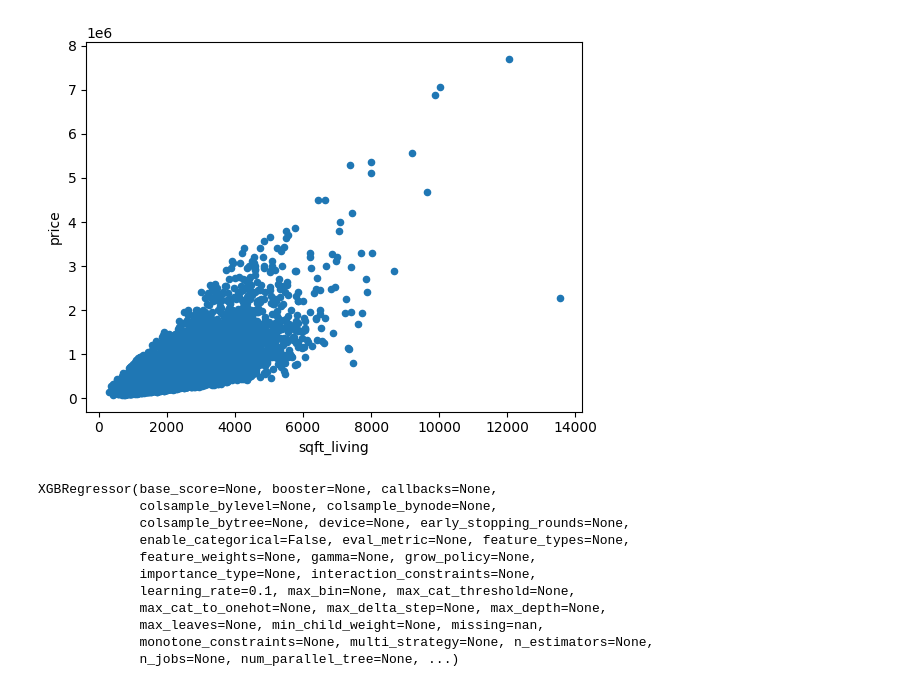
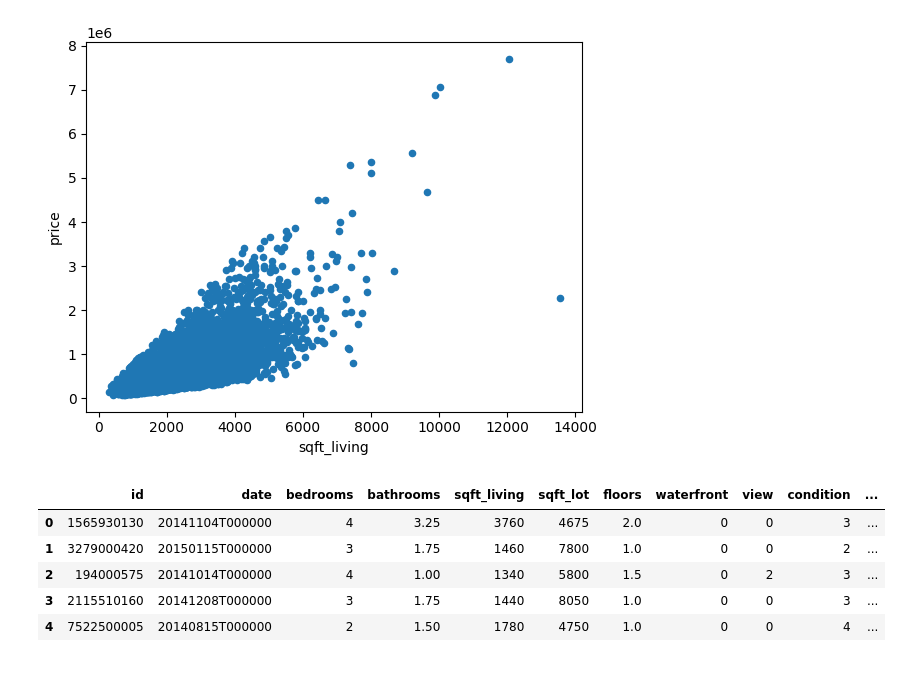
Before and after one commit to SheldonFrank/copilot-codespaces-vscode, a Jupyter notebook: notebooks/starter_housing.ipynb, the cells around one changed output. Saved outputs shown, nothing was run; the diff lists cells and outputs as text; code cells hidden in the pictures.

```diff
--- a/notebooks/starter_housing.ipynb
+++ b/notebooks/starter_housing.ipynb
@@ -110,4 +190,40 @@ ax = housing.plot.scatter(x='sqft_living', y='price')
 plt.show()
 # %% [output]
 [figure]
+# %%
+income_df = pd.read_csv('king_county_income.csv')
+
+# 2. Ensure data types match (Crucial!)
+# Zip codes can be read as numbers or strings. We convert both to strings
+# to ensure they match perfectly during the merge.
+housing_final['zipcode'] = housing_final['zipcode'].astype(str)
+
+# 2. Force the 'Zipcode' column in your new INCOME data to string
+income_df['Zipcode'] = income_df['Zipcode'].astype(str)
+
+# 3. Merge the datasets
+# We use 'left' merge to keep all rows in your original housing data,
+# even if a zipcode is missing from the income list.
+housing_final = pd.merge(
+    housing_final,
+    income_df,
+    left_on='zipcode',   # The column name in your housing data
+    right_on='Zipcode',  # The column name in your new csv
+    how='left'
+)
+
+# 4. (Optional) Cleanup
+# The merge might leave you with two zipcode columns (zipcode and Zipcode).
+# You can drop the redundant one and rename the income column.
+housing_final = housing_final.drop(columns=['Zipcode'])
+housing_final = housing_final.rename(columns={'Median Household Income': 'median_income'})
+
+housing_final.head()
+# %% [output]
+|  | id | date | bedrooms | bathrooms | sqft_living | sqft_lot | floors | waterfront | view | condition | ... |
+| 0 | 1565930130 | 20141104T000000 | 4 | 3.25 | 3760 | 4675 | 2.0 | 0 | 0 | 3 | ... |
+| 1 | 3279000420 | 20150115T000000 | 3 | 1.75 | 1460 | 7800 | 1.0 | 0 | 0 | 2 | ... |
+| 2 | 194000575 | 20141014T000000 | 4 | 1.00 | 1340 | 5800 | 1.5 | 0 | 2 | 3 | ... |
+| 3 | 2115510160 | 20141208T000000 | 3 | 1.75 | 1440 | 8050 | 1.0 | 0 | 0 | 3 | ... |
+| 4 | 7522500005 | 20140815T000000 | 2 | 1.50 | 1780 | 4750 | 1.0 | 0 | 0 | 4 | ... |
 # %%
@@ -118,18 +235,3 @@ y = housing_final['price']
 X = pd.get_dummies(X, columns=['zipcode'], drop_first=True)
 
 X_train, X_test, y_train, y_test = train_test_split(X, y, test_size=0.2, random_state=42)
-# %%
-model = XGBRegressor(learning_rate=0.1)
-model.fit(X_train, y_train)
-# %% [output]
-XGBRegressor(base_score=None, booster=None, callbacks=None,
-             colsample_bylevel=None, colsample_bynode=None,
-             colsample_bytree=None, device=None, early_stopping_rounds=None,
-             enable_categorical=False, eval_metric=None, feature_types=None,
-             feature_weights=None, gamma=None, grow_policy=None,
-             importance_type=None, interaction_constraints=None,
-             learning_rate=0.1, max_bin=None, max_cat_threshold=None,
-             max_cat_to_onehot=None, max_delta_step=None, max_depth=None,
-             max_leaves=None, min_child_weight=None, missing=nan,
-             monotone_constraints=None, multi_strategy=None, n_estimators=None,
-             n_jobs=None, num_parallel_tree=None, ...)
```
Also changed, not shown: parts of 12 cells of this notebook.
